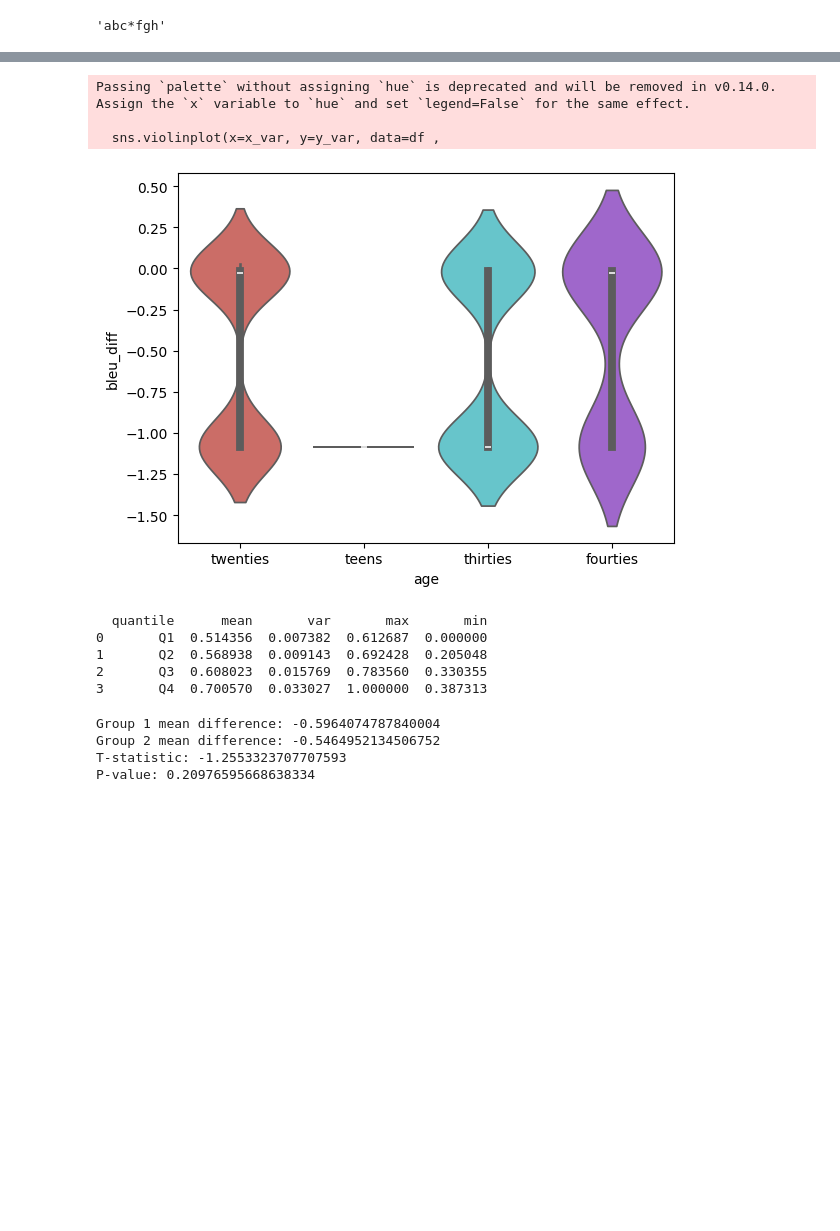
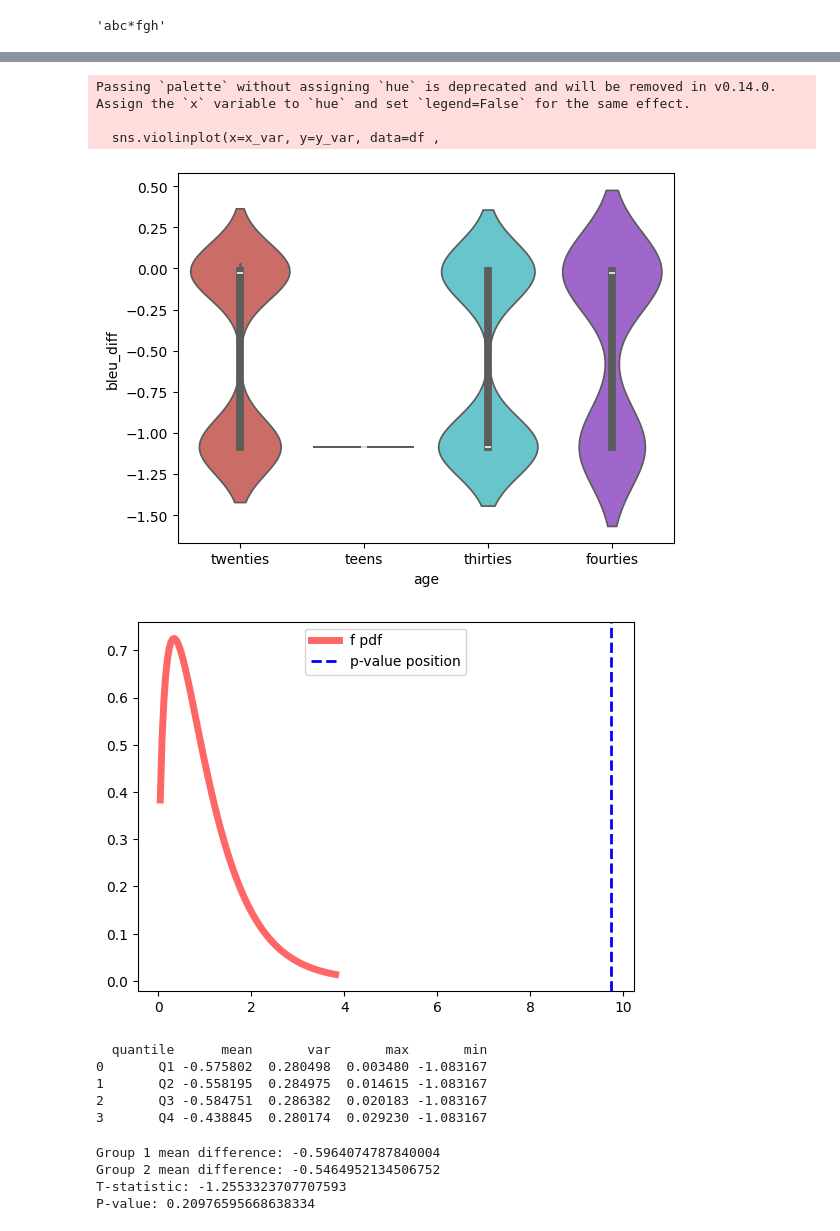
Before and after one commit to rby011/streamlit_study, a Jupyter notebook: testing.ipynb, the cells around one changed output, grey strips where cells are left out. Saved outputs shown, nothing was run; the diff lists cells and outputs as text; code cells hidden in the pictures; blank space fills up the shorter version.

```diff
--- a/testing.ipynb
+++ b/testing.ipynb
@@ -193,6 +193,8 @@ def prepocess_for_vanlysis(file_path:str) -> pd.DataFrame:
 from scipy.stats import shapiro, levene
 import seaborn as sns
 import matplotlib.pyplot as plt
+import numpy as np
+from scipy.stats import f
 
 file_path = 'testresults/testresult - 0.csv'
 
@@ -235,6 +237,22 @@ plt.show()
 df.groupby('age')
 
 
+# ANOVA 결과에서 F 통계량과 자유도를 가져옵니다.
+F = model.fvalue
+df1 = model.df_model
+df2 = model.df_resid
+# F 분포를 그립니다.
+x = np.linspace(f.ppf(0.01, df1, df2), f.ppf(0.99, df1, df2), 100)
+plt.plot(x, f.pdf(x, df1, df2), 'r-', lw=5, alpha=0.6, label='f pdf')
+
+# p-value에 해당하는 F 통계량의 위치를 표시합니다.
+p_value = anova_table.iloc[0,-1]
+f_critical = f.ppf(1-p_value, df1, df2)
+plt.axvline(x=f_critical, color='blue', linestyle='dashed', linewidth=2, label='p-value position')
+
+plt.legend()
+plt.show()
+
 # 'setence_len'의 사분위수를 계산합니다.
 quantiles = df['sentence_len'].quantile([0.25, 0.5, 0.75])
 
@@ -243,38 +261,39 @@ bleu_values_q1 = df.loc[df['sentence_len'] <= quantiles[0.25], 'bleu_diff']
 bleu_values_q2 = df.loc[(df['sentence_len'] > quantiles[0.25]) & (df['sentence_len'] <= quantiles[0.5]), 'bleu_diff']
 bleu_values_q3 = df.loc[(df['sentence_len'] > quantiles[0.5]) & (df['sentence_len'] <= quantiles[0.75]), 'bleu_diff']
 bleu_values_q4 = df.loc[df['sentence_len'] > quantiles[0.75], 'bleu_diff']
 
 # 각 사분위수에 해당하는 'bleu' 값들의 평균, 분산, 최대, 최소를 계산합니다.
 summary_df = pd.DataFrame({
     'quantile': ['Q1', 'Q2', 'Q3', 'Q4'],
     'mean': [bleu_values_q1.mean(), bleu_values_q2.mean(), bleu_values_q3.mean(), bleu_values_q4.mean()],
     'var': [bleu_values_q1.var(), bleu_values_q2.var(), bleu_values_q3.var(), bleu_values_q4.var()],
     'max': [bleu_values_q1.max(), bleu_values_q2.max(), bleu_values_q3.max(), bleu_values_q4.max()],
     'min': [bleu_values_q1.min(), bleu_values_q2.min(), bleu_values_q3.min(), bleu_values_q4.min()],
 })
 
 print(summary_df)
 # %% [output]
              df      sum_sq   mean_sq         F    PR(>F)
 C(age)      3.0    7.992231  2.664077  9.742849  0.000003
 Residual  621.0  169.805755  0.273439       NaN       NaN
 2.7380325225585084e-06
 Shapiro-Wilk Test: statistic=0.645950198173523, p-value=5.694214021528166e-34
 Levene Test: statistic=7.1908758183482115, p-value=9.460753971572751e-05
         age      mean       var
 0  fourties -0.444569  0.277464
 1     teens -1.083167  0.000000
 2  thirties -0.566304  0.284790
 3  twenties -0.496906  0.283446
 Passing `palette` without assigning `hue` is deprecated and will be removed in v0.14.0. Assign the `x` variable to `hue` and set `legend=False` for the same effect.
 
   sns.violinplot(x=x_var, y=y_var, data=df ,
 [figure]
+[figure, added]
   quantile      mean       var       max       min
-0       Q1  0.514356  0.007382  0.612687  0.000000
-1       Q2  0.568938  0.009143  0.692428  0.205048
-2       Q3  0.608023  0.015769  0.783560  0.330355
-3       Q4  0.700570  0.033027  1.000000  0.387313
+0       Q1 -0.575802  0.280498  0.003480 -1.083167
+1       Q2 -0.558195  0.284975  0.014615 -1.083167
+2       Q3 -0.584751  0.286382  0.020183 -1.083167
+3       Q4 -0.438845  0.280174  0.029230 -1.083167
 # %%
 file_path = 'testresults/testresult - 0.csv'
 from scipy.stats import ttest_ind
```
Also changed, not shown: 4 other files.
